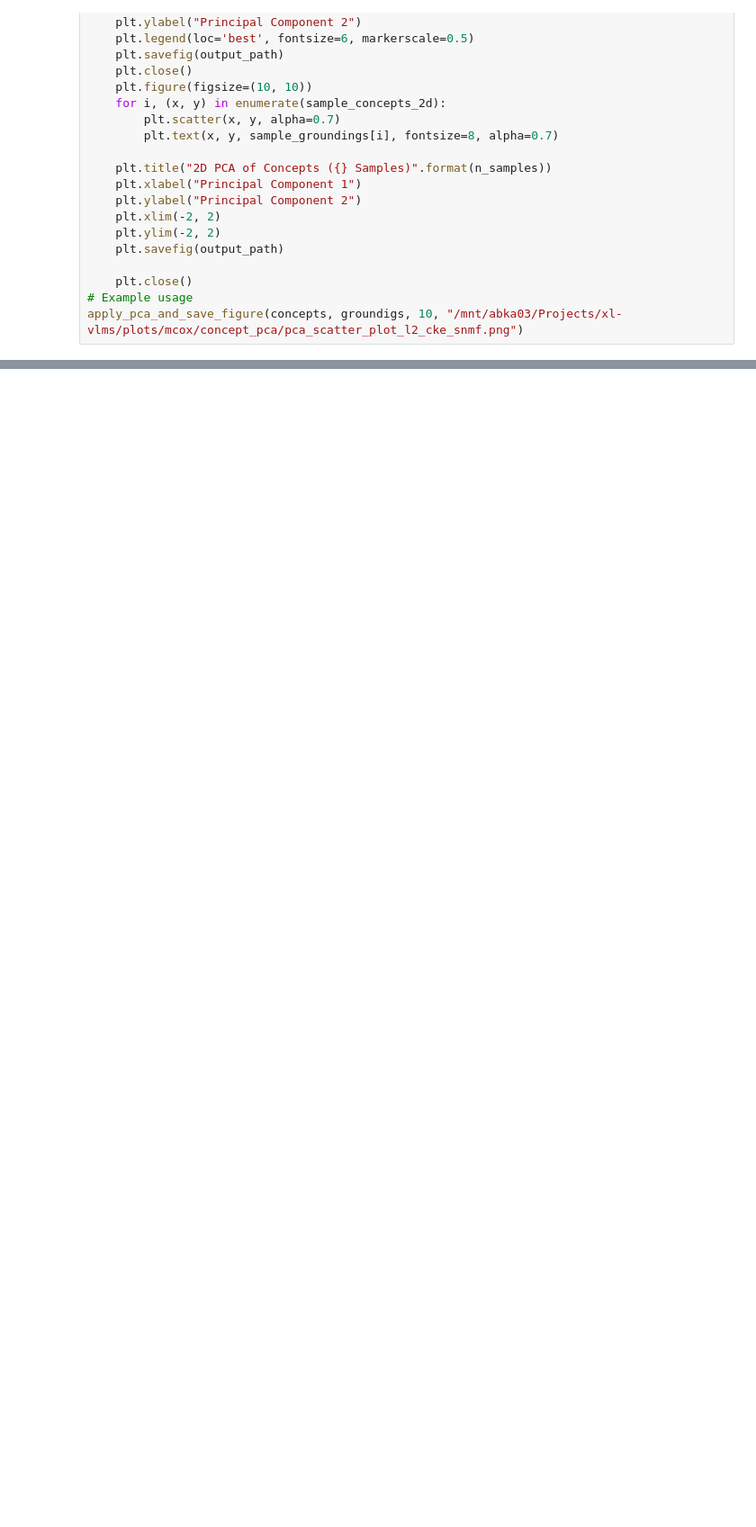
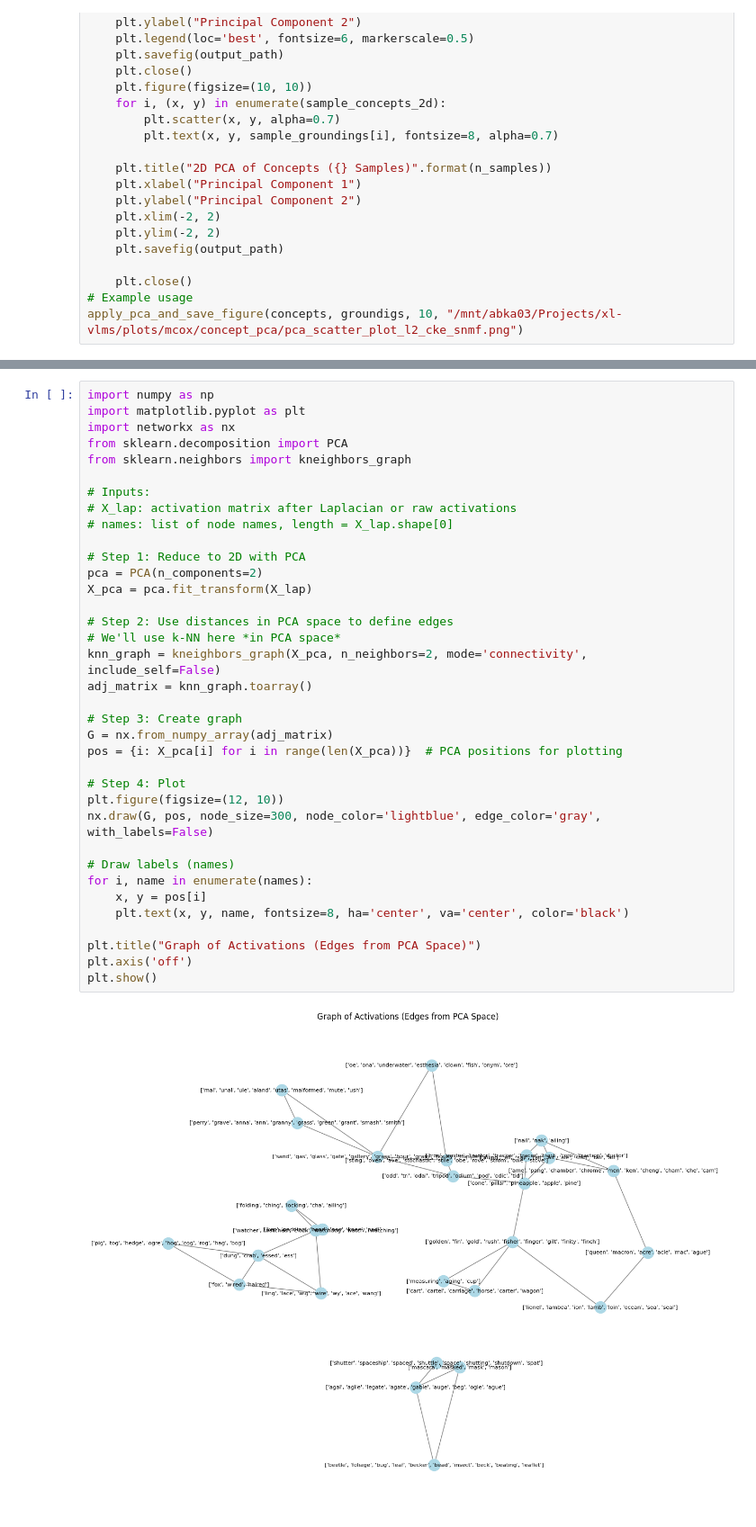
Before and after one commit to Mak-Ta-Reque/xl-vlms, a Jupyter notebook: playground/PCA_basis_Vector.ipynb, the cells around one changed output, grey strips where cells are left out. Shown at 90% size. Saved outputs shown, nothing was run; the diff lists cells and outputs as text; blank space fills up the shorter version.

```diff
--- a/playground/PCA_basis_Vector.ipynb
+++ b/playground/PCA_basis_Vector.ipynb
@@ -85,0 +127,38 @@ apply_pca_and_save_figure(concepts, groundigs, 10, "/mnt/abka03/Projects/xl-vlms
+# %%
+import numpy as np
+import matplotlib.pyplot as plt
+import networkx as nx
+from sklearn.decomposition import PCA
+from sklearn.neighbors import kneighbors_graph
+
+# Inputs:
+# X_lap: activation matrix after Laplacian or raw activations
+# names: list of node names, length = X_lap.shape[0]
+
+# Step 1: Reduce to 2D with PCA
+pca = PCA(n_components=2)
+X_pca = pca.fit_transform(X_lap)
+
+# Step 2: Use distances in PCA space to define edges
+# We'll use k-NN here *in PCA space*
+knn_graph = kneighbors_graph(X_pca, n_neighbors=2, mode='connectivity', include_self=False)
+adj_matrix = knn_graph.toarray()
+
+# Step 3: Create graph
+G = nx.from_numpy_array(adj_matrix)
+pos = {i: X_pca[i] for i in range(len(X_pca))}  # PCA positions for plotting
+
+# Step 4: Plot
+plt.figure(figsize=(12, 10))
+nx.draw(G, pos, node_size=300, node_color='lightblue', edge_color='gray', with_labels=False)
+
+# Draw labels (names)
+for i, name in enumerate(names):
+    x, y = pos[i]
+    plt.text(x, y, name, fontsize=8, ha='center', va='center', color='black')
+
+plt.title("Graph of Activations (Edges from PCA Space)")
+plt.axis('off')
+plt.show()
+# %% [output]
+[figure, added]
```
Also changed, not shown: parts of 3 cells of this notebook, 8 other files.
